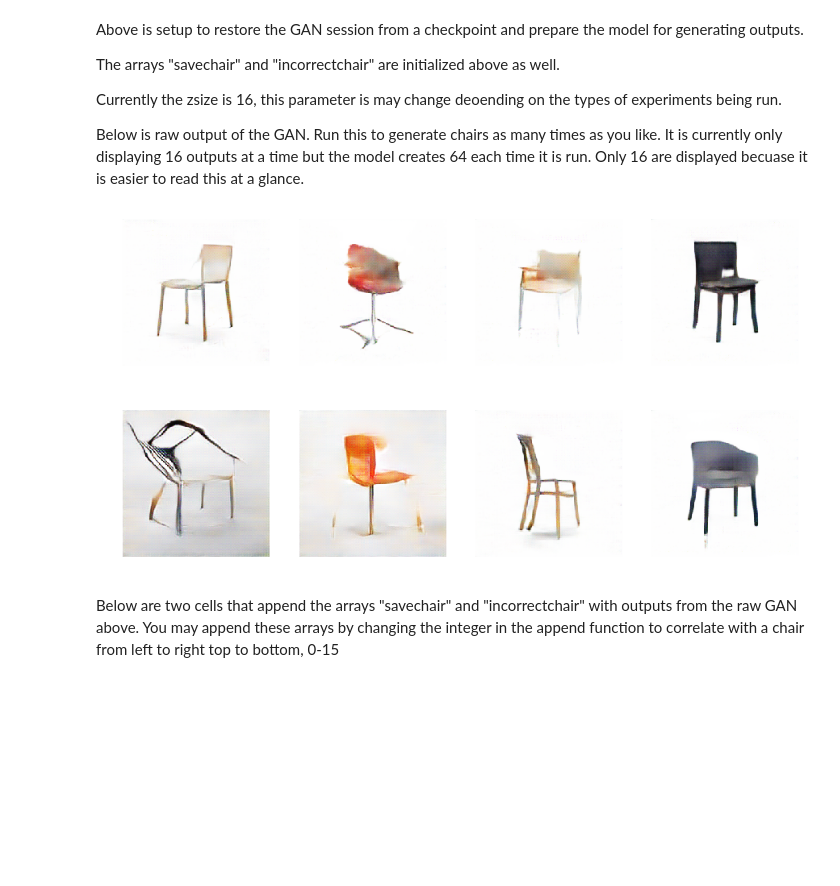
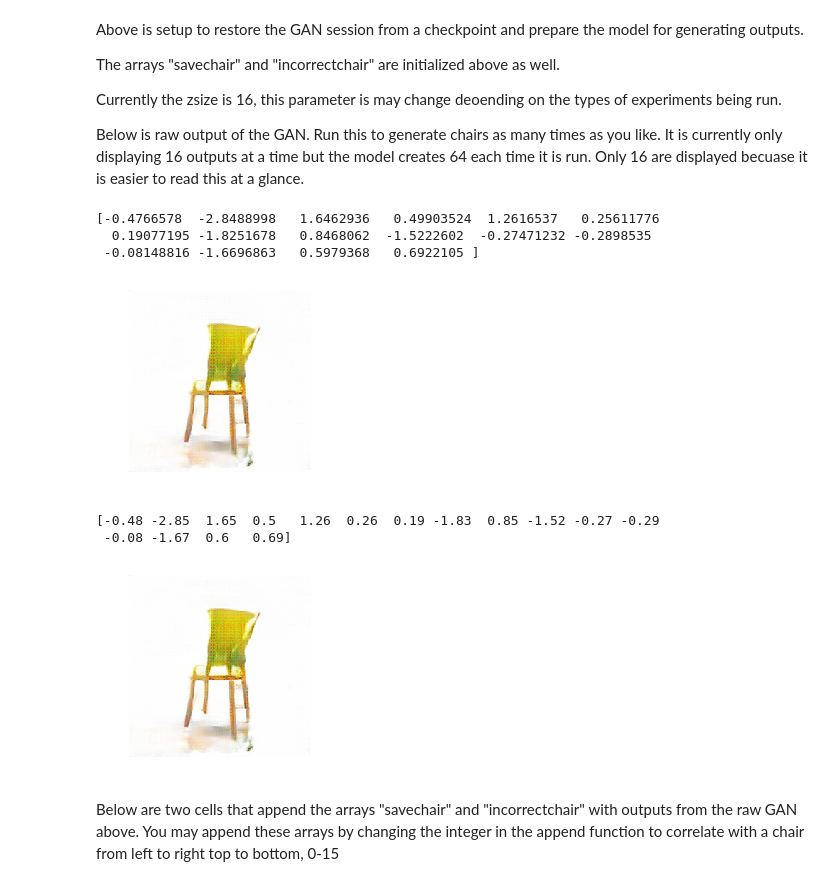
Before and after one commit to IDEO-coLAB/GANs, a Jupyter notebook: notebooks/explore-chairs.ipynb, the cells around one changed output. Cells and saved outputs as stored; diff of their text form; code cells hidden in the pictures; blank space fills up the shorter version.

```diff
--- a/notebooks/explore-chairs.ipynb
+++ b/notebooks/explore-chairs.ipynb
@@ -53,9 +53,23 @@ Below is raw output of the GAN. Run this to generate chairs as many times as you
 # %%
 zdraw = np.random.normal(scale=1.0, size=(batch_size, zsize)).astype('float32')
 imgs = pixels01(model.Gz.eval({ model.Z: zdraw, model.is_training: False }))
-imshow(imgs[:8])
+imshow(imgs[:1])
+# img = imgs[0,:,:,:]
+print(zdraw[0,:])
 # %% [output]
+[-0.4766578  -2.8488998   1.6462936   0.49903524  1.2616537   0.25611776
+  0.19077195 -1.8251678   0.8468062  -1.5222602  -0.27471232 -0.2898535
+ -0.08148816 -1.6696863   0.5979368   0.6922105 ]
-[figure, old version]
+[figure, new version]
+# %%
+rounded = np.round(zdraw, 2)
+print(rounded[0,:])
+imgs = pixels01(model.Gz.eval({ model.Z: rounded, model.is_training: False }))
+imshow(imgs[:1])
+# %% [output]
+[-0.48 -2.85  1.65  0.5   1.26  0.26  0.19 -1.83  0.85 -1.52 -0.27 -0.29
+ -0.08 -1.67  0.6   0.69]
+[figure, added]
 # %% [markdown]
 Below are two cells that append the arrays "savechair" and "incorrectchair" with outputs from the raw GAN above. You may append these arrays by changing the integer in the append function to correlate with a chair from left to right top to bottom, 0-15
 # %%
```
Also changed, not shown: parts of 14 cells of this notebook, 12 other files.
